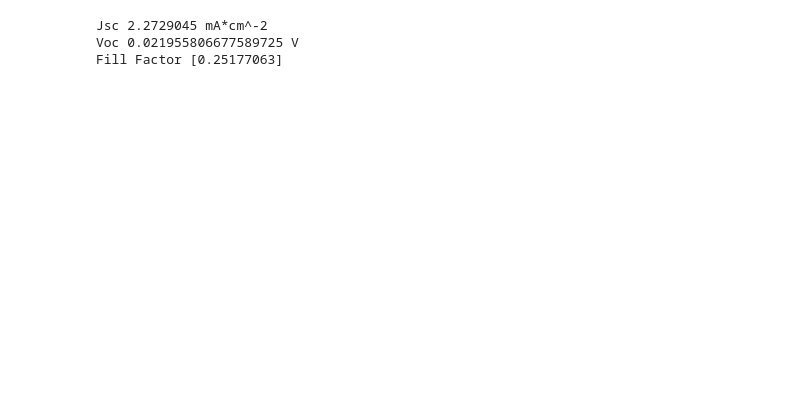
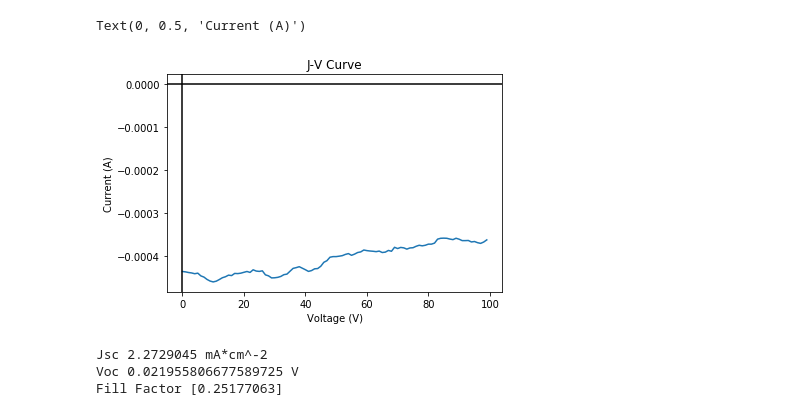
Before and after one commit to Wellesley-Solar/Keithley_Tools, a Jupyter notebook: Keithley.ipynb, the cells around one changed output. Saved outputs shown, nothing was run; the diff lists cells and outputs as text; code cells hidden in the pictures; blank space fills up the shorter version.

```diff
--- a/Keithley.ipynb
+++ b/Keithley.ipynb
@@ -24,0 +23,2 @@ write(keith,':SENSE:CURRENT:PROTECTION 1.0E-0')
+# %%
+keith=k2401('\COM4')
@@ -34,0 +96,4 @@ keith.read(keith.in_waiting)
+# %%
+temp=''
+while True:
+    temp=temp+keith.read()
@@ -34,0 +106,2 @@ keith.read(keith.in_waiting)
+# %%
+V=[float(i) for i in temp.split(',')]
@@ -97,12 +185,15 @@ Iout=[float(i) for i in Iout]
 # %%
 fig = plt.figure()
 ax = fig.add_subplot(111)
 ax.set_title('J-V Curve')
-ax.plot(Vin,Iout)
+ax.plot(V)
 ax.axhline(y=0, color='k')
 ax.axvline(x=0, color='k')
 ax.set_xlabel('Voltage (V)')
 ax.set_ylabel('Current (A)')
+# %% [output]
+Text(0, 0.5, 'Current (A)')
+[figure, added]
 # %%
 Vin[1]/float(Iout[1])
 # %%
```
Also changed, not shown: parts of 32 cells of this notebook.
